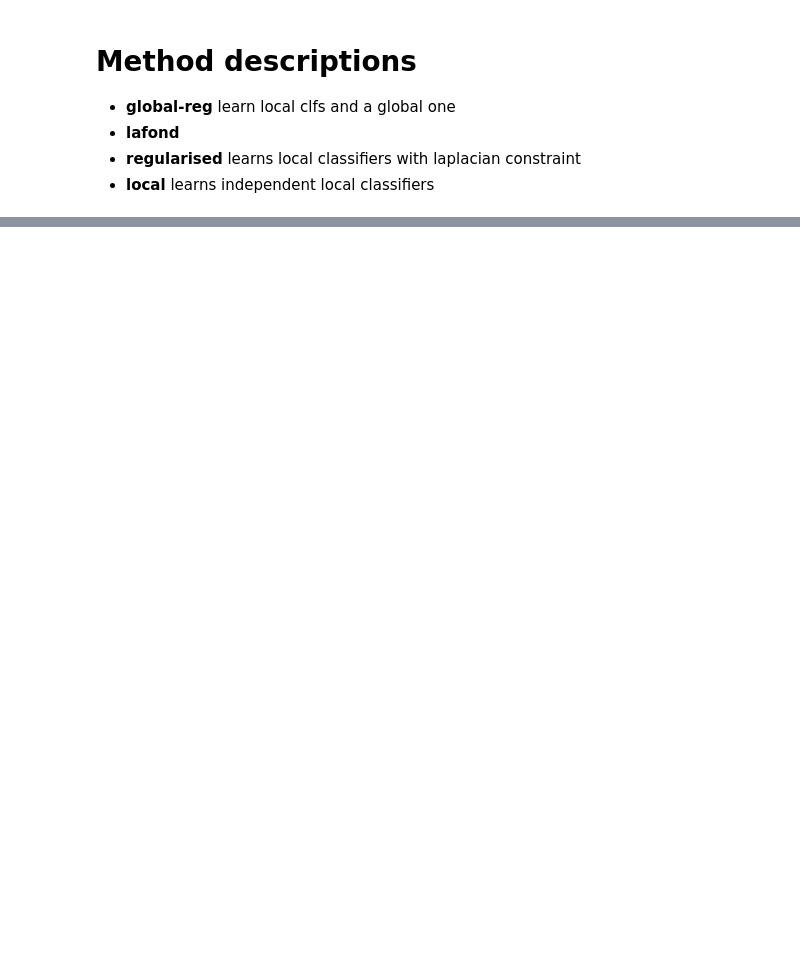
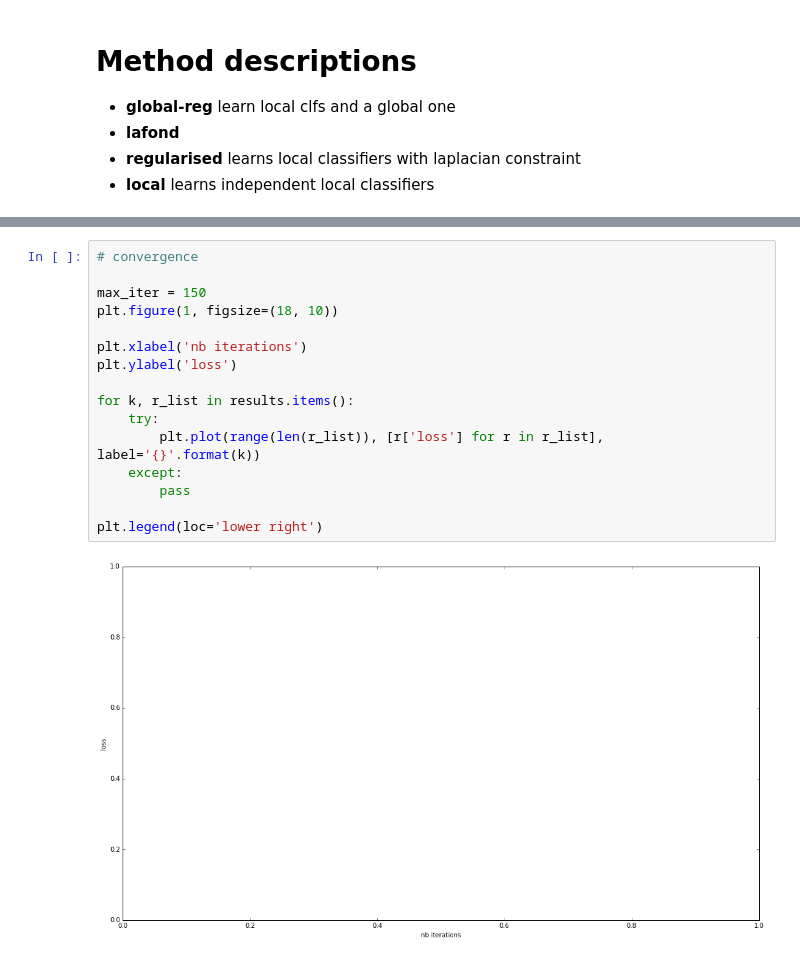
Before and after one commit to vzantedeschi/Dada, a Jupyter notebook: notebooks/Moons-100users.ipynb, the cells around one changed output, grey strips where cells are left out. Cells and saved outputs as stored; diff of their text form; blank space fills up the shorter version.

```diff
--- a/notebooks/Moons-100users.ipynb
+++ b/notebooks/Moons-100users.ipynb
@@ -112,0 +109,18 @@ plt.legend(loc='lower right')
+# %%
+# convergence
+
+max_iter = 150
+plt.figure(1, figsize=(18, 10))
+
+plt.xlabel('nb iterations')
+plt.ylabel('loss')
+
+for k, r_list in results.items():
+    try:
+        plt.plot(range(len(r_list)), [r['loss'] for r in r_list], label='{}'.format(k))
+    except:
+        pass
+
+plt.legend(loc='lower right')
+# %% [output]
+[figure, added]
```
Also changed, not shown: parts of 10 cells of this notebook, 3 other files.
